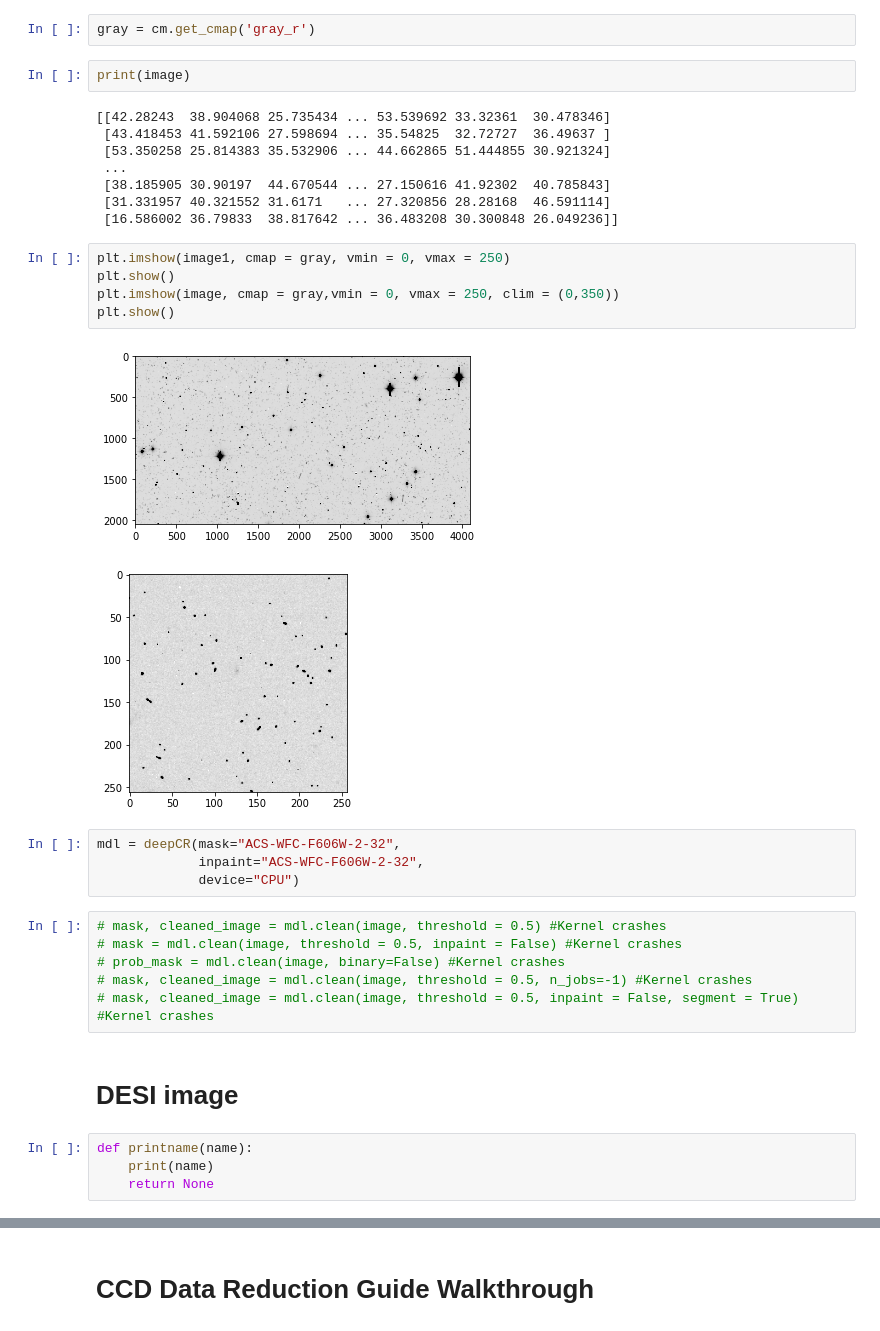
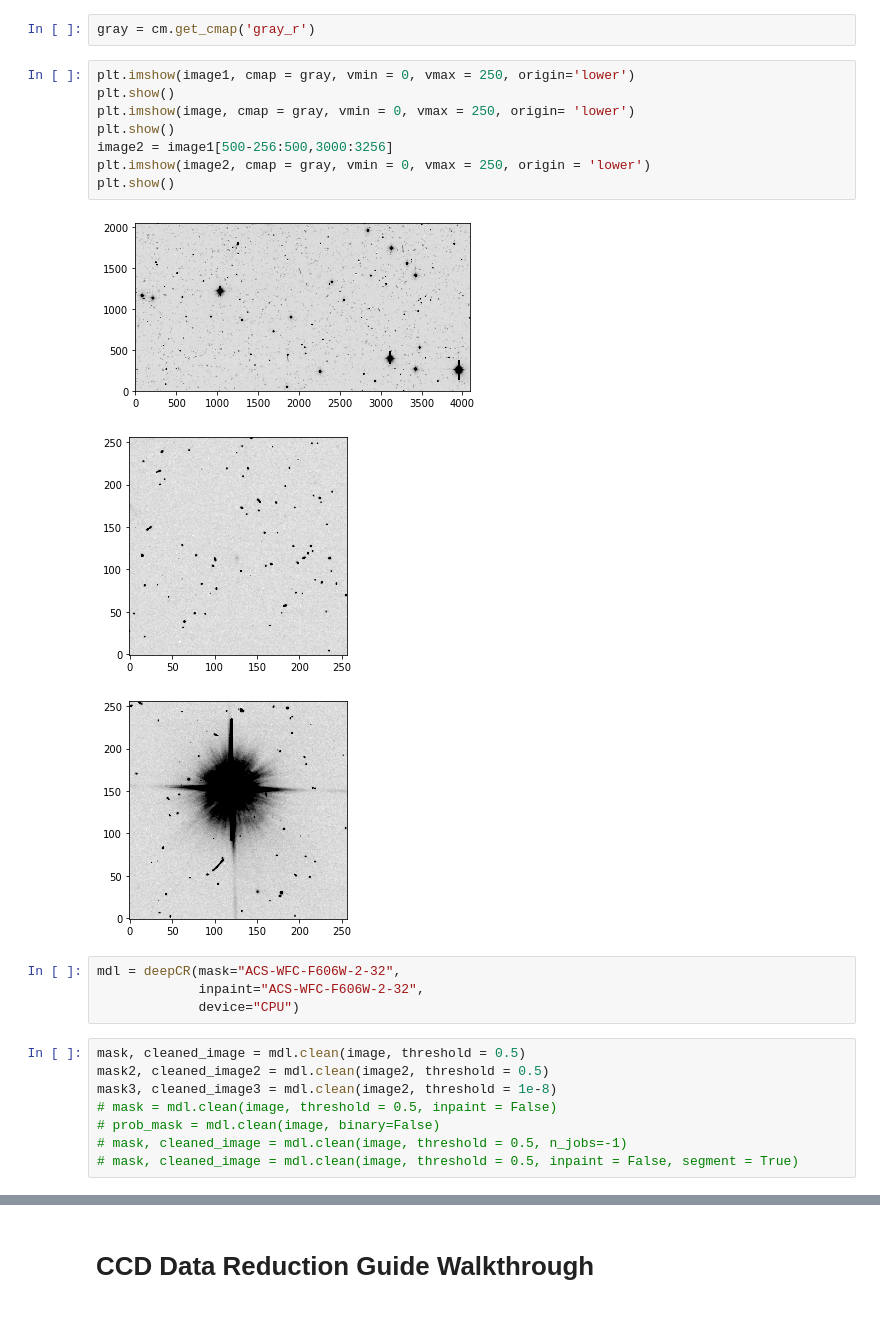
Before and after one commit to kgb0255/deepCR_james, a Jupyter notebook: getting_started.ipynb, the cells around one changed output, grey strips where cells are left out. Saved outputs shown, nothing was run; the diff lists cells and outputs as text.

```diff
--- a/getting_started.ipynb
+++ b/getting_started.ipynb
@@ -23,37 +23,27 @@ print(image.shape)
 (256, 256)
 # %%
 gray = cm.get_cmap('gray_r')
-# %%
-print(image)
-# %% [output]
-[[42.28243  38.904068 25.735434 ... 53.539692 33.32361  30.478346]
- [43.418453 41.592106 27.598694 ... 35.54825  32.72727  36.49637 ]
- [53.350258 25.814383 35.532906 ... 44.662865 51.444855 30.921324]
- ...
- [38.185905 30.90197  44.670544 ... 27.150616 41.92302  40.785843]
- [31.331957 40.321552 31.6171   ... 27.320856 28.28168  46.591114]
- [16.586002 36.79833  38.817642 ... 36.483208 30.300848 26.049236]]
 # %%
-plt.imshow(image1, cmap = gray, vmin = 0, vmax = 250)
+plt.imshow(image1, cmap = gray, vmin = 0, vmax = 250, origin='lower')
 plt.show()
-plt.imshow(image, cmap = gray,vmin = 0, vmax = 250, clim = (0,350))
+plt.imshow(image, cmap = gray, vmin = 0, vmax = 250, origin= 'lower')
 plt.show()
+image2 = image1[500-256:500,3000:3256]
+plt.imshow(image2, cmap = gray, vmin = 0, vmax = 250, origin = 'lower')
+plt.show()
 # %% [output]
-[figure, old version]
+[figure, new version]
-[figure, old version]
+[figure, new version]
+[figure, added]
 # %%
 mdl = deepCR(mask="ACS-WFC-F606W-2-32",
              inpaint="ACS-WFC-F606W-2-32",
              device="CPU")
 # %%
-# mask, cleaned_image = mdl.clean(image, threshold = 0.5) #Kernel crashes
-# mask = mdl.clean(image, threshold = 0.5, inpaint = False) #Kernel crashes
-# prob_mask = mdl.clean(image, binary=False) #Kernel crashes
-# mask, cleaned_image = mdl.clean(image, threshold = 0.5, n_jobs=-1) #Kernel crashes
-# mask, cleaned_image = mdl.clean(image, threshold = 0.5, inpaint = False, segment = True) #Kernel crashes
+mask, cleaned_image = mdl.clean(image, threshold = 0.5)
+mask2, cleaned_image2 = mdl.clean(image2, threshold = 0.5)
+mask3, cleaned_image3 = mdl.clean(image2, threshold = 1e-8)
+# mask = mdl.clean(image, threshold = 0.5, inpaint = False)
+# prob_mask = mdl.clean(image, binary=False)
+# mask, cleaned_image = mdl.clean(image, threshold = 0.5, n_jobs=-1)
+# mask, cleaned_image = mdl.clean(image, threshold = 0.5, inpaint = False, segment = True)
-# %% [markdown]
-# DESI image
-# %%
-def printname(name):
-    print(name)
-    return None
```
Also changed, not shown: parts of 4 cells of this notebook.
